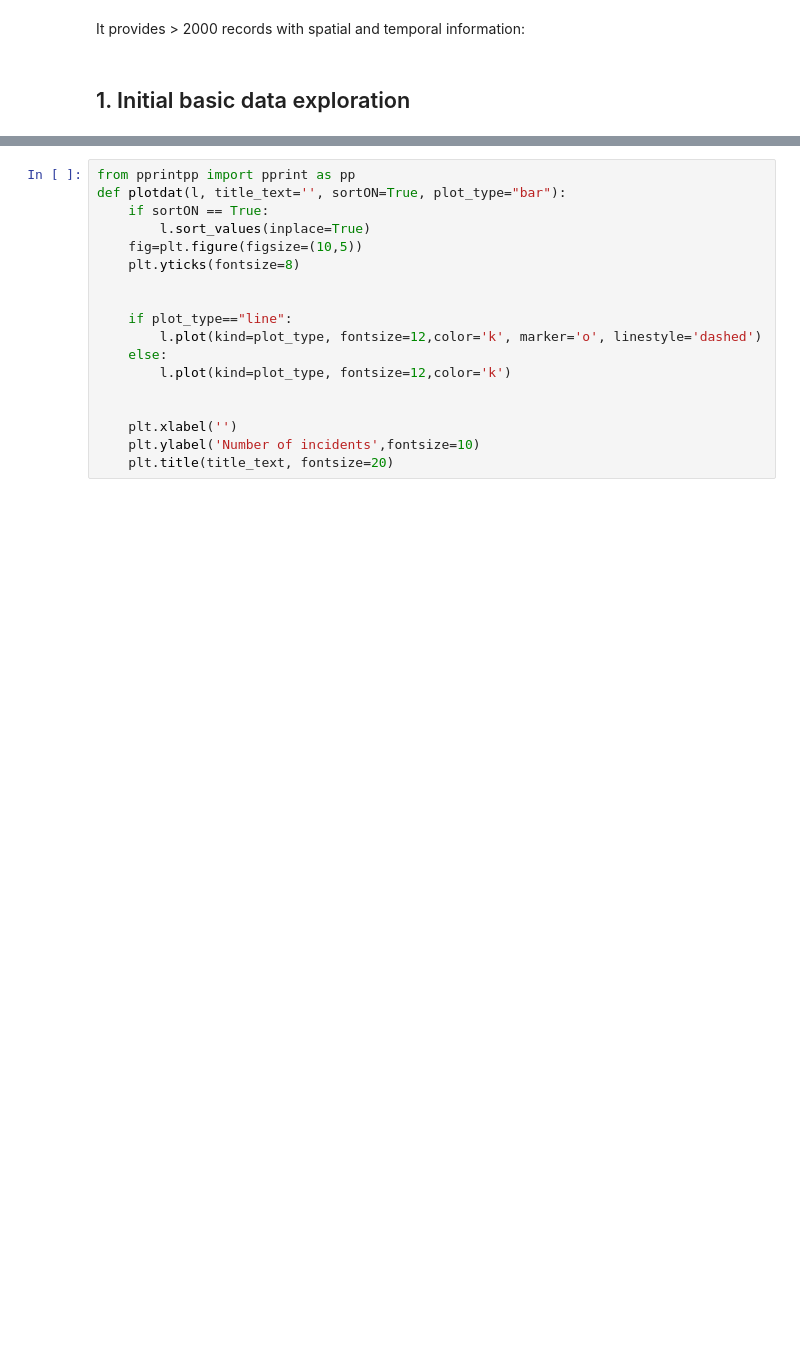
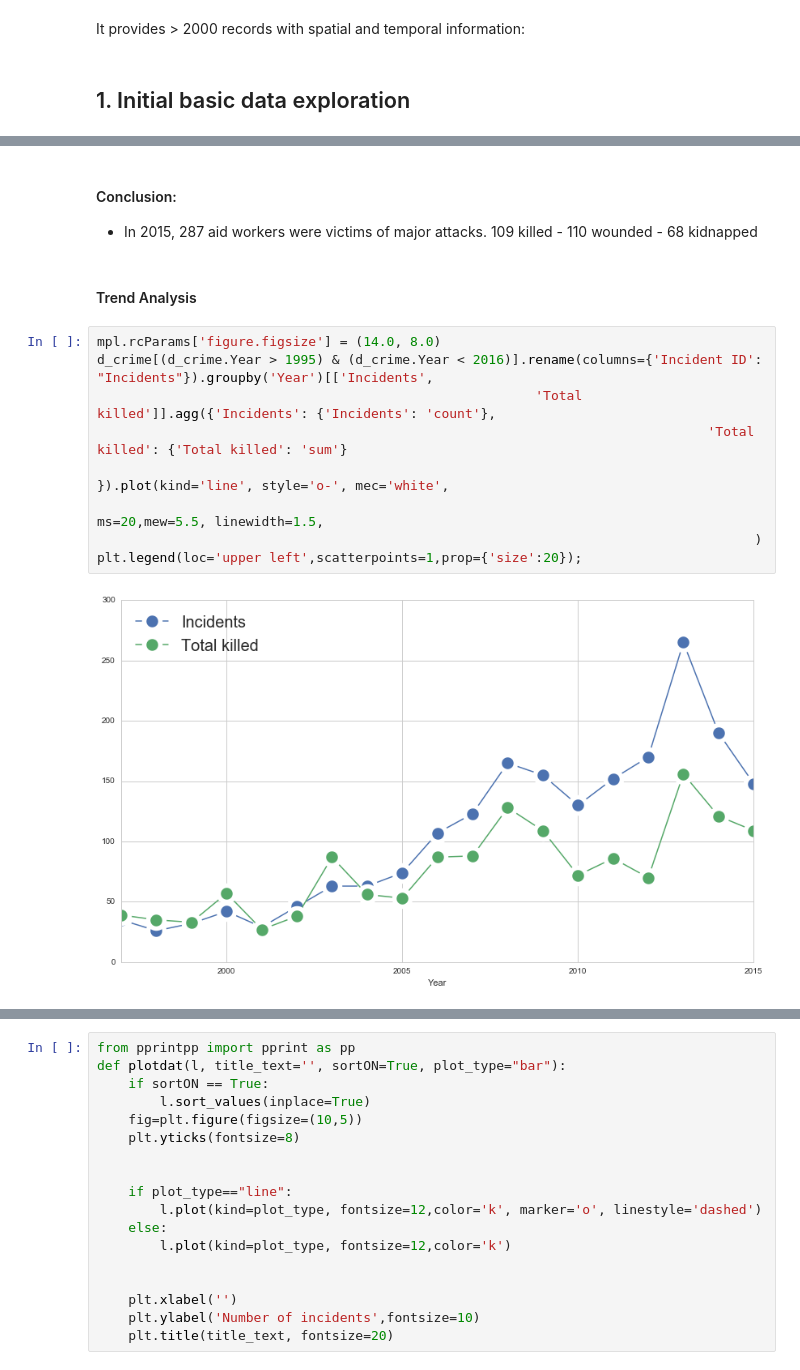
Before and after one commit to philippschw/Humanitarian_Security, a Jupyter notebook: Humanitarian Security Incidents_aidworkersecurity.org.ipynb, the cells around one changed output, grey strips where cells are left out. Cells and saved outputs as stored; diff of their text form; blank space fills up the shorter version.

```diff
--- a/Humanitarian Security Incidents_aidworkersecurity.org.ipynb
+++ b/Humanitarian Security Incidents_aidworkersecurity.org.ipynb
@@ -117,0 +142,16 @@ It provides > 2000 records with spatial and temporal information:
+# %% [markdown]
+#### Conclusion:
+* In 2015, 287 aid workers were victims of major attacks. 109 killed - 110 wounded - 68 kidnapped
+# %% [markdown]
+#### Trend Analysis
+# %%
+mpl.rcParams['figure.figsize'] = (14.0, 8.0)
+d_crime[(d_crime.Year > 1995) & (d_crime.Year < 2016)].rename(columns={'Incident ID': "Incidents"}).groupby('Year')[['Incidents',
+                                                        'Total killed']].agg({'Incidents': {'Incidents': 'count'},
+                                                                              'Total killed': {'Total killed': 'sum'}
+                                                                             }).plot(kind='line', style='o-', mec='white',
+                                                                                     ms=20,mew=5.5, linewidth=1.5,
+                                                                                    )
+plt.legend(loc='upper left',scatterpoints=1,prop={'size':20});
+# %% [output]
+[figure, added]
```
Also changed, not shown: parts of 38 cells of this notebook, 3 other files.
